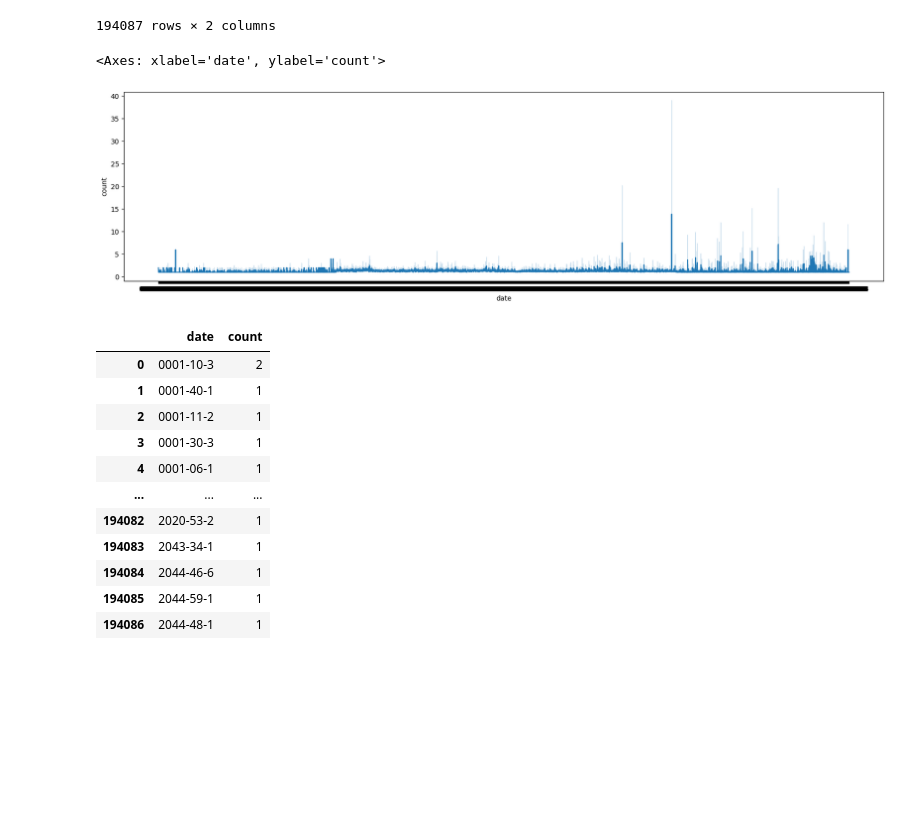
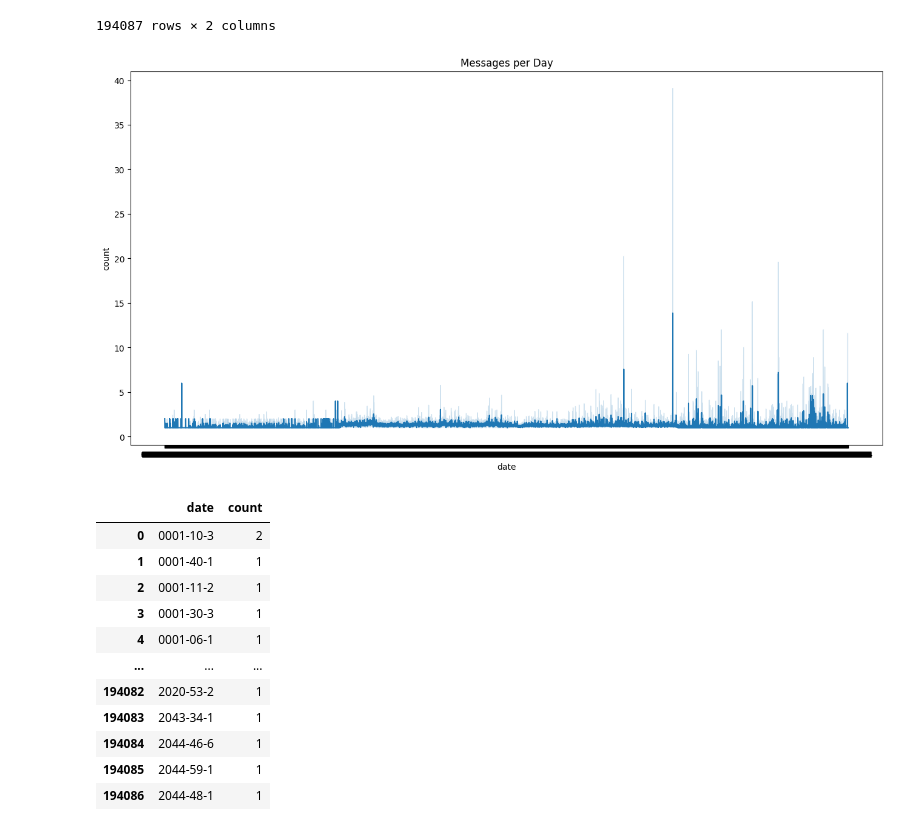
Before and after one commit to Sovarna/Phyton-Assignement, a Jupyter notebook: Phyton_2nd_Assignment.ipynb, the cells around one changed output. Cells and saved outputs as stored; diff of their text form; code cells hidden in the pictures; blank space fills up the shorter version.

```diff
--- a/Phyton_2nd_Assignment.ipynb
+++ b/Phyton_2nd_Assignment.ipynb
@@ -269,6 +312,5 @@ message_df
 # %%
-#count number of email per day using sql query
-
+# SQL query to strftime (to formate date) count and group the number of emails per day from the message dataframe.
 SQL = """
 
 SELECT strftime('%Y-%M-%d',date)
@@ -277,10 +319,12 @@ COUNT(*) AS count FROM message
 GROUP BY date
 
 """
+# Executing the SQL query
 cur.execute(SQL)
-# Converting the above code in a df
-messageperday_df = pd.read_sql_query(SQL, connect)
-messageperday_df
+
+# Executing sql query by displaying date and count of emails per day into a dataframe
+Daily_message_df = pd.read_sql_query(SQL, connect)
+Daily_message_df
 # %% [output]
 |  | date | count |
 | 0 | 0001-10-30 | 2 |
@@ -295,10 +339,14 @@ messageperday_df
 | 194085 | 2044-59-04 | 1 |
 | 194086 | 2044-48-04 | 1 |
 194087 rows × 2 columns
-# %%
-fig = plt.subplots(figsize=(20,5))
-sns.lineplot(x= 'date', y= 'count',data= messageperday_df)
-# %% [output]
-<Axes: xlabel='date', ylabel='count'>
-[figure, removed]
+# %%
+# Plotting the line graph for emails per day using matplotlib and seaborn
+# the x-axis = date and the y-axis = count
+# The line graph data is extracted from Daily_message_df
+fig = plt.subplots(figsize=(16,8))
+sns.lineplot(x= 'date', y= 'count',data= Daily_message_df)
+plt.title('Messages per Day')
+plt.show()
+# %% [output]
+[figure, added]
 # %%
```
Also changed, not shown: parts of 69 cells of this notebook.
